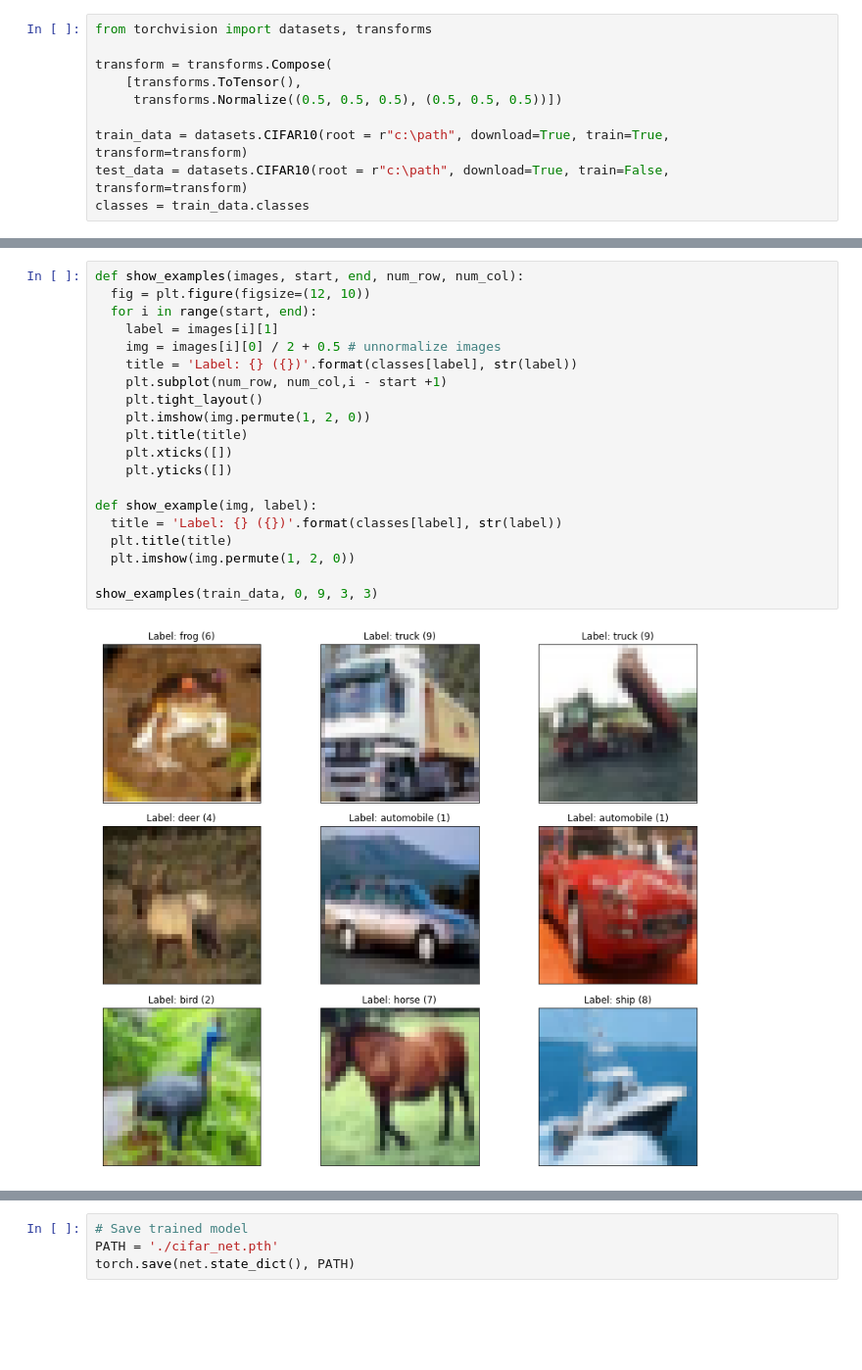
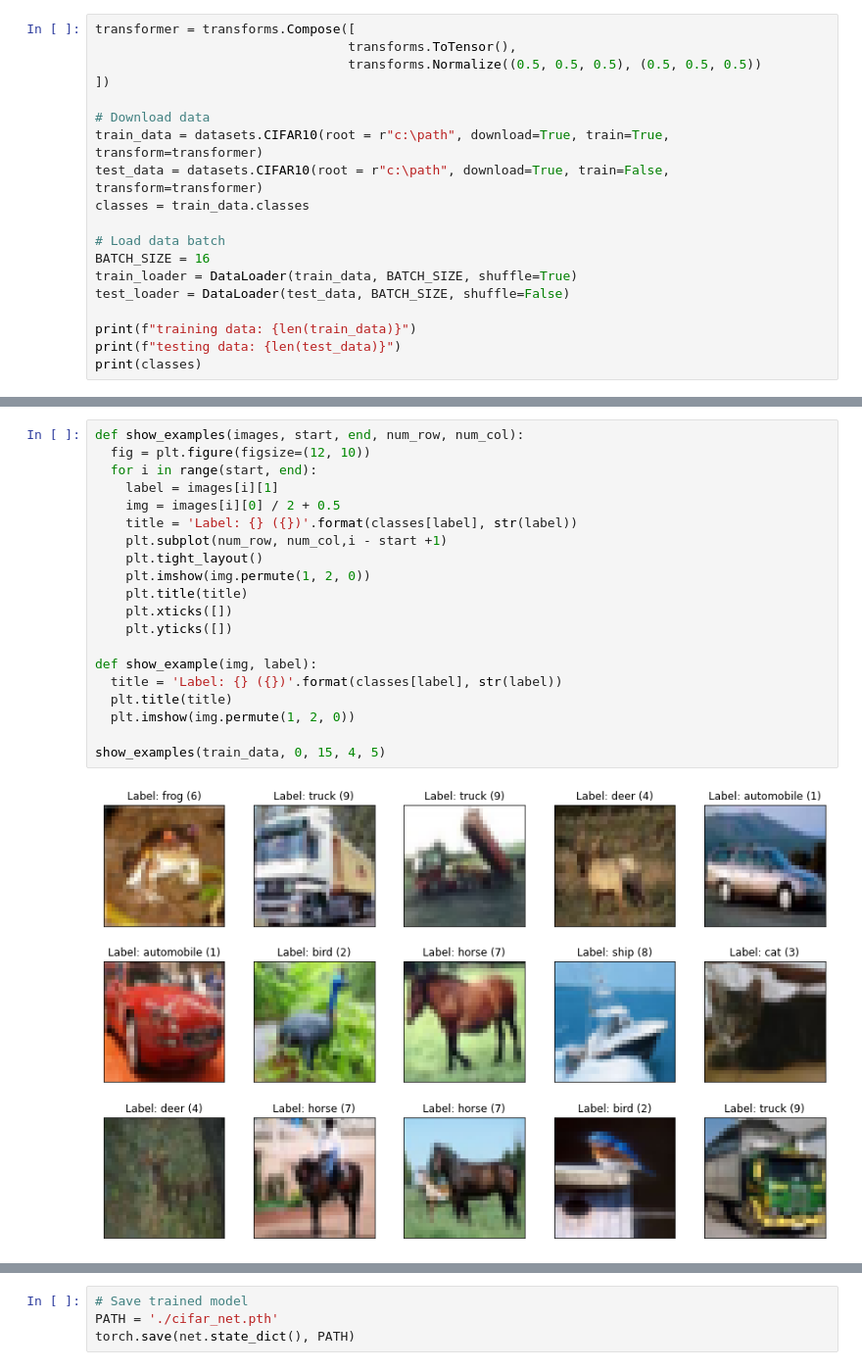
Before and after one commit to weiyutang1010/CIFAR10, a Jupyter notebook: CIFAR10.ipynb, the cells around one changed output, grey strips where cells are left out. Shown at 98% size. Cells and saved outputs as stored; diff of their text form; blank space fills up the shorter version.

```diff
--- a/CIFAR10.ipynb
+++ b/CIFAR10.ipynb
@@ -18,13 +16,22 @@ from torchvision.utils import make_grid
 # %%
-from torchvision import datasets, transforms
+transformer = transforms.Compose([
+                                 transforms.ToTensor(),
+                                 transforms.Normalize((0.5, 0.5, 0.5), (0.5, 0.5, 0.5))
+])
 
-transform = transforms.Compose(
-    [transforms.ToTensor(),
-     transforms.Normalize((0.5, 0.5, 0.5), (0.5, 0.5, 0.5))])
+# Download data
+train_data = datasets.CIFAR10(root = r"c:\path", download=True, train=True, transform=transformer)
+test_data = datasets.CIFAR10(root = r"c:\path", download=True, train=False, transform=transformer)
+classes = train_data.classes
 
-train_data = datasets.CIFAR10(root = r"c:\path", download=True, train=True, transform=transform)
-test_data = datasets.CIFAR10(root = r"c:\path", download=True, train=False, transform=transform)
-classes = train_data.classes
+# Load data batch
+BATCH_SIZE = 16
+train_loader = DataLoader(train_data, BATCH_SIZE, shuffle=True)
+test_loader = DataLoader(test_data, BATCH_SIZE, shuffle=False)
+
+print(f"training data: {len(train_data)}")
+print(f"testing data: {len(test_data)}")
+print(classes)
 # %% [output]
 Files already downloaded and verified
 Files already downloaded and verified
@@ -57,22 +43,22 @@ Transform: Compose(
 # %%
 def show_examples(images, start, end, num_row, num_col):
   fig = plt.figure(figsize=(12, 10))
   for i in range(start, end):
     label = images[i][1]
-    img = images[i][0] / 2 + 0.5 # unnormalize images
+    img = images[i][0] / 2 + 0.5
     title = 'Label: {} ({})'.format(classes[label], str(label))
     plt.subplot(num_row, num_col,i - start +1)
     plt.tight_layout()
     plt.imshow(img.permute(1, 2, 0))
     plt.title(title)
     plt.xticks([])
     plt.yticks([])
 
 def show_example(img, label):
   title = 'Label: {} ({})'.format(classes[label], str(label))
   plt.title(title)
   plt.imshow(img.permute(1, 2, 0))
 
-show_examples(train_data, 0, 9, 3, 3)
+show_examples(train_data, 0, 15, 4, 5)
 # %% [output]
-[figure, old version]
+[figure, new version]
```
Also changed, not shown: parts of 26 cells of this notebook.
